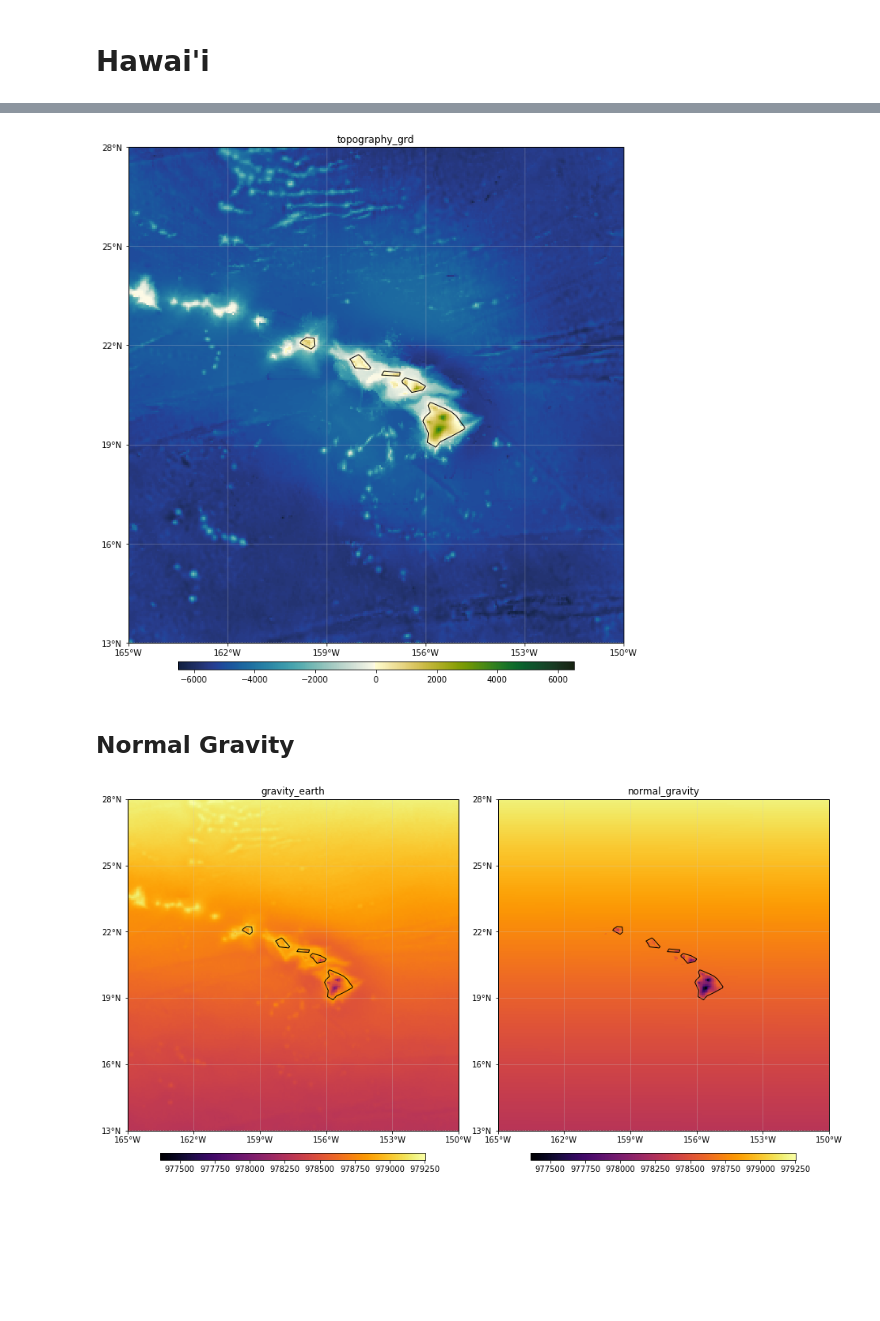
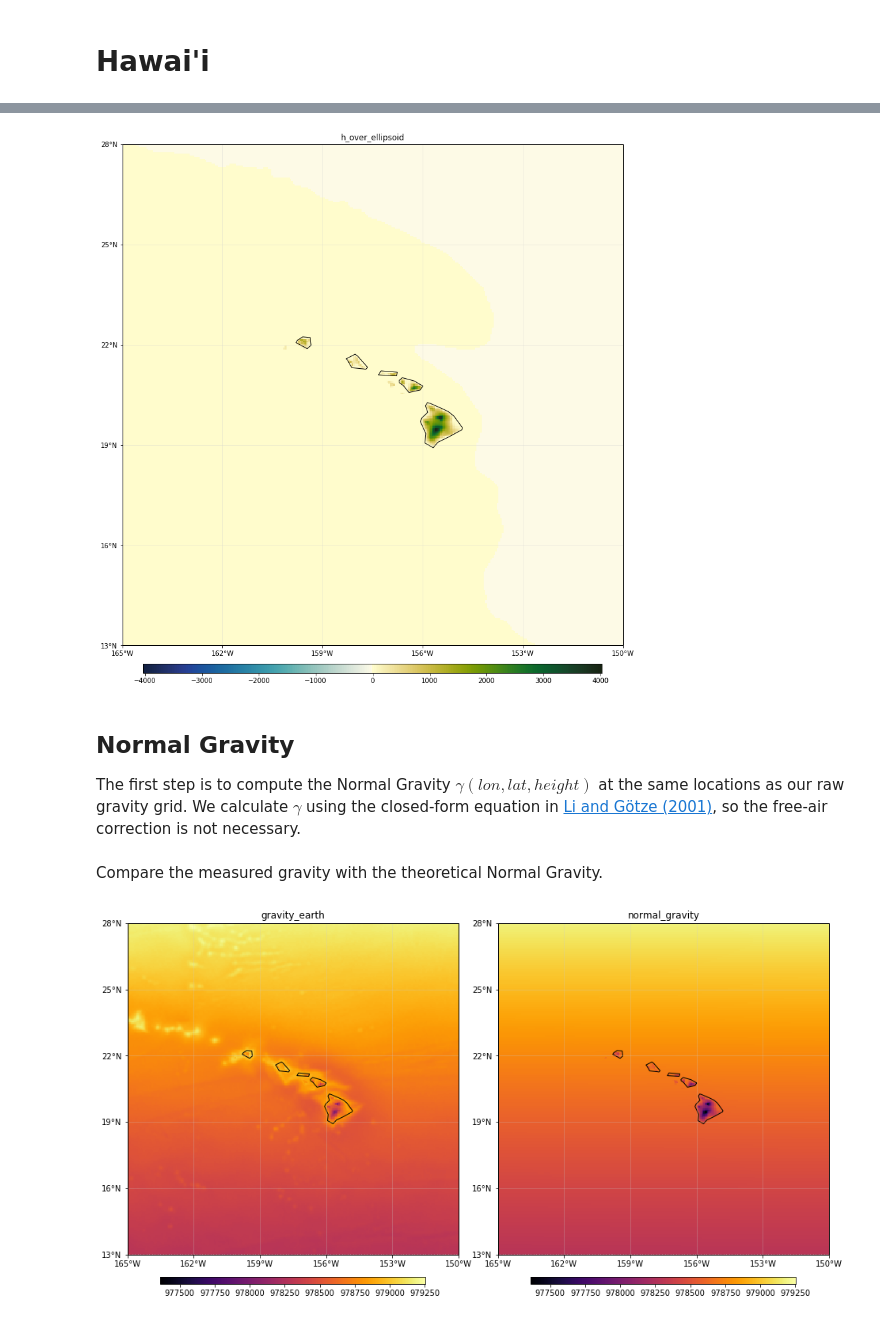
Before and after one commit to GeophysicsLibrary/gravity-case-studies, a Jupyter notebook: hawaii.ipynb, the cells around one changed output, grey strips where cells are left out. Saved outputs shown, nothing was run; the diff lists cells and outputs as text; code cells hidden in the pictures; blank space fills up the shorter version.

```diff
--- a/hawaii.ipynb
+++ b/hawaii.ipynb
@@ -39,11 +53,15 @@ Data variables:
 # %%
-plot_hawaii_data(data, 'topography_grd', cmap=cmocean.cm.delta)
+plot_hawaii_data(data, 'h_over_ellipsoid', cmap=cmocean.cm.delta)
 # %% [output]
-[figure, old version]
+[figure, new version]
-# %% [markdown]
-## Normal Gravity
+# %% [markdown]
+## Normal Gravity
+
+The first step is to compute the Normal Gravity $\gamma(lon, lat, height)$ at the same locations as our raw gravity grid. We calculate $\gamma$ using the closed-form equation in [Li and Götze (2001)](#1), so the free-air correction is not necessary.
 # %%
 data['normal_gravity'] = normal_gravity.gamma_closed_form(data.latitude, data.h_over_ellipsoid)
+# %% [markdown]
+Compare the measured gravity with the theoretical Normal Gravity.
 # %%
 fig, axes = plt.subplots(1, 2, figsize=(13, 8),
                          subplot_kw=dict(projection=ccrs.PlateCarree()))
```
Also changed, not shown: parts of 19 cells of this notebook, 1 other file.
